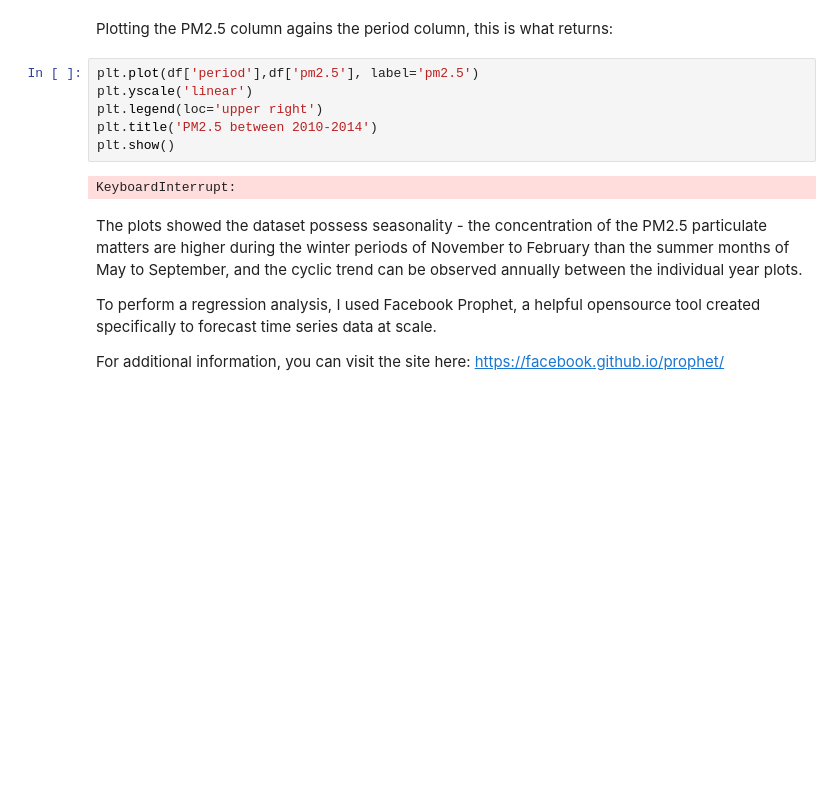
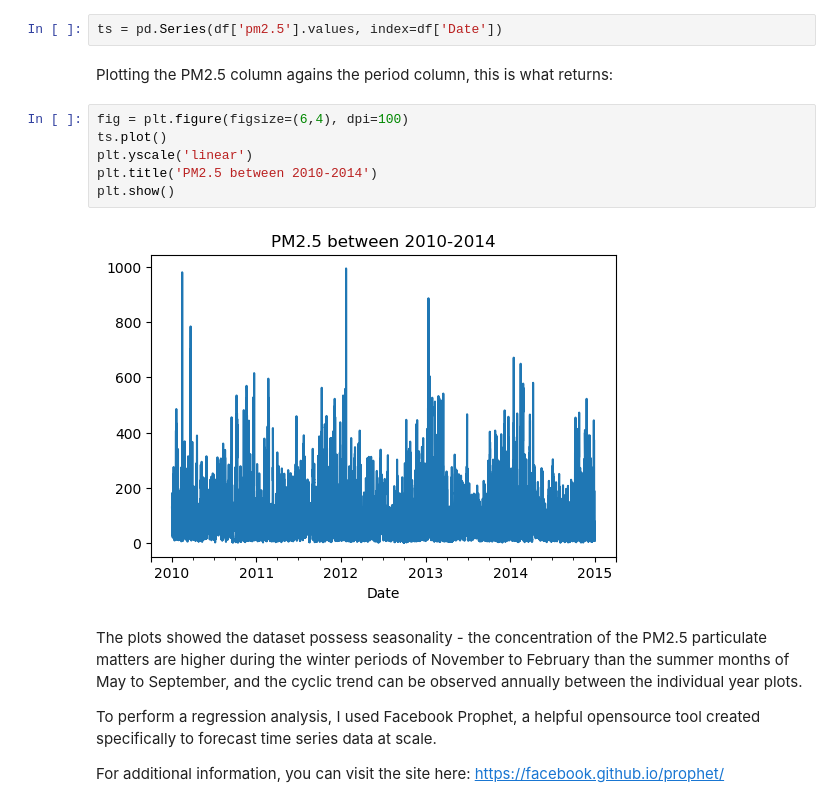
Before and after one commit to ning-leung/pm2.5, a Jupyter notebook: CAPSTONE 1 PM2.5.ipynb, the cells around one changed output. Cells and saved outputs as stored; diff of their text form; blank space fills up the shorter version.

```diff
--- a/CAPSTONE 1 PM2.5.ipynb
+++ b/CAPSTONE 1 PM2.5.ipynb
@@ -123,13 +126,15 @@ Name: period, dtype: object
+# %%
+ts = pd.Series(df['pm2.5'].values, index=df['Date'])
 # %% [markdown]
 Plotting the PM2.5 column agains the period column, this is what returns:
 # %%
-plt.plot(df['period'],df['pm2.5'], label='pm2.5')
+fig = plt.figure(figsize=(6,4), dpi=100)
+ts.plot()
 plt.yscale('linear')
-plt.legend(loc='upper right')
 plt.title('PM2.5 between 2010-2014')
 plt.show()
 # %% [output]
-KeyboardInterrupt:
+[figure, added]
 # %% [markdown]
 The plots showed the dataset possess seasonality - the concentration of the PM2.5 particulate matters are higher during the winter periods of November to February than the summer months of May to September, and the cyclic trend can be observed annually between the individual year plots.
 
```
Also changed, not shown: parts of 24 cells of this notebook.
